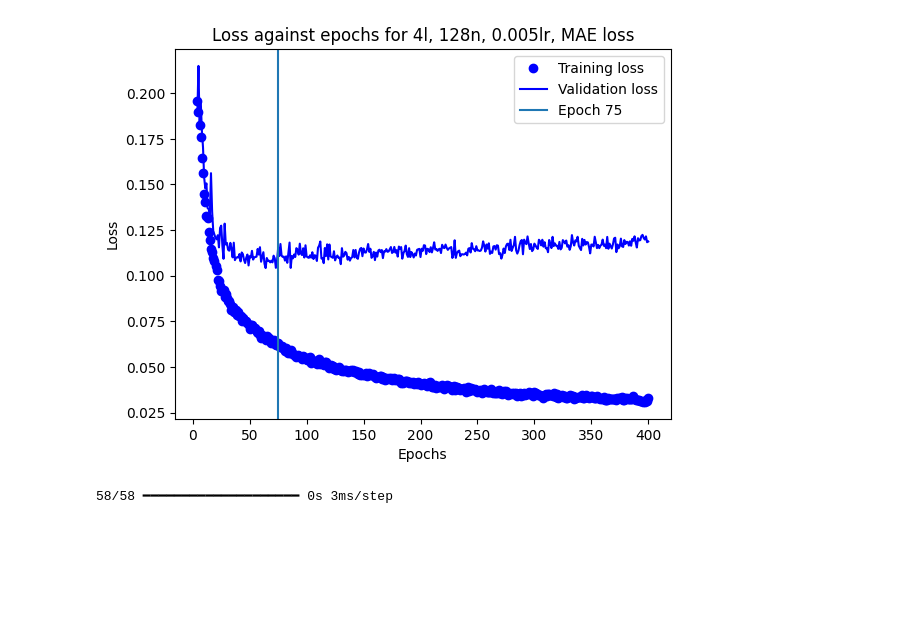
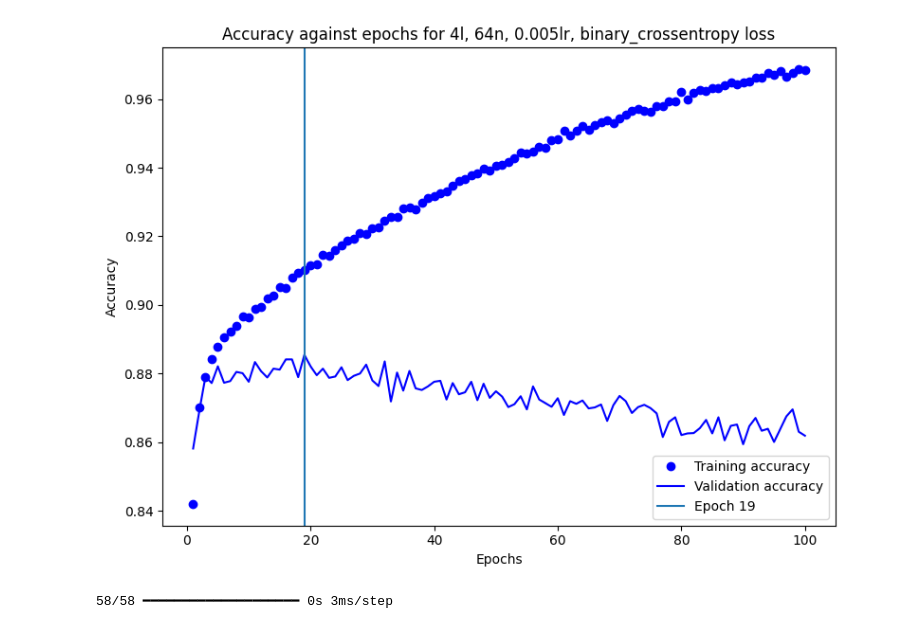
Before and after one commit to benvlasto/MPhys-Project, a Jupyter notebook: CLs_model.ipynb, the cells around one changed output. Saved outputs shown, nothing was run; the diff lists cells and outputs as text; code cells hidden in the pictures; blank space fills up the shorter version.

Commit message:
Trained new model to predict whether model is valid with binary crossentropy loss

```diff
--- a/CLs_model.ipynb
+++ b/CLs_model.ipynb
@@ -7,4 +7,4 @@ from tensorflow import keras
 from tensorflow.keras import layers
 
 # Note EWKino_CLs_train.csv and EWKino_CLs_test.csv are already normalised to mean=0 and std=1 on every column that isn't CLs
-train = pd.read_csv("csv-files/EWKino_CLs_train.csv")
+train = pd.read_csv("csv-files/EWKino_Is_Valid_train.csv")
@@ -17,17 +12,17 @@ To enable the following instructions: AVX2 AVX512F AVX512_VNNI AVX512_BF16 FMA,
 def build_model(): # Returns a compiled model, as K-fold cross validation involves building the same model lots of times
 
     model = keras.Sequential([
-        layers.Dense(128, activation="relu"),
-        layers.Dense(128, activation="relu"),
-        layers.Dense(128, activation="relu"),
-        layers.Dense(128, activation="relu"),
+        layers.Dense(64, activation="relu"),
+        layers.Dense(64, activation="relu"),
+        layers.Dense(64, activation="relu"),
+        layers.Dense(64, activation="relu"),
         layers.Dense(1, activation="sigmoid")
     ])
 
     model.compile(
         optimizer=keras.optimizers.RMSprop(0.005),
-        loss="mae",
-        metrics=["mae"]
+        loss="binary_crossentropy",
+        metrics=["accuracy"]
     )
 
     return model
@@ -38,11 +33,11 @@ def k_fold_validation(k, num_epochs, df): # Trains model for one round of k-fold
     shuffled_df = df.sample(frac=1)
 
     # Separate the inputs and target outputs into train and labels respectively
-    labels = shuffled_df.pop("Final__CLs")
+    labels = shuffled_df.pop("Is_Valid")
     train = shuffled_df
     num_val_samples = len(train) // k
     if k == 1:
-        num_val_samples = len(train) // 4
+        num_val_samples = len(train) // 5
     all_histories = []
 
     for i in range(k):
@@ -79,16 +74,16 @@ def k_fold_validation(k, num_epochs, df): # Trains model for one round of k-fold
     single_iter_val_accuracy = np.empty((k,num_epochs))
     single_iter_train_accuracy = np.empty((k,num_epochs))
     for i in range(k):
-        single_iter_val_accuracy[i,:] = all_histories[i].history["val_mae"]
-        single_iter_train_accuracy[i,:] = all_histories[i].history["mae"]
+        single_iter_val_accuracy[i,:] = all_histories[i].history["val_accuracy"]
+        single_iter_train_accuracy[i,:] = all_histories[i].history["accuracy"]
     single_iter_val_accuracy = single_iter_val_accuracy.mean(axis=0)
     single_iter_train_accuracy = single_iter_train_accuracy.mean(axis=0)
 
     return single_iter_val_accuracy, single_iter_train_accuracy
 # %%
 # Choose number of folds for k-fold validation, number of epochs, and iterations
-k = 1
-num_epochs = 400 # When testing new models, set this high enough to see overfitting (assuming model is powerful enough to overfit)
+k = 5
+num_epochs = 100 # When testing new models, set this high enough to see overfitting (assuming model is powerful enough to overfit)
 iterations = 1 # If accuracy scores have high variance, increase iterations to 5 (smoother) or 10 (smoothest)
 
 # avg_train_accuracy and avg_val_accuracy store the training and validation accuracy for each epoch, averaged over the k folds
@@ -105,20 +100,22 @@ avg_train_accuracy = avg_train_accuracy.mean(axis=0)
 # %%
 # Plot training and validation accuracy for each epoch
 
-best_epoch = 75
-cut = 3
+best_epoch = 19
+cut = 0
 epochs = range(cut+1, num_epochs + 1)
-plt.plot(epochs, avg_train_accuracy[cut:], "bo", label="Training loss")
-plt.plot(epochs, avg_val_accuracy[cut:], "b", label="Validation loss")
+plt.figure(figsize=(8,6))
+plt.plot(epochs, avg_train_accuracy[cut:], "bo", label="Training accuracy")
+plt.plot(epochs, avg_val_accuracy[cut:], "b", label="Validation accuracy")
 plt.axvline(best_epoch, label=f"Epoch {best_epoch}")
-plt.title("Loss against epochs for 4l, 128n, 0.005lr, MAE loss")
+plt.title("Accuracy against epochs for 4l, 64n, 0.005lr, binary_crossentropy loss")
 plt.xlabel("Epochs")
-plt.ylabel("Loss")
+plt.ylabel("Accuracy")
 plt.legend()
-#plt.savefig("plots/CLs_model_training_loss/MAE_loss_CLs_400_epochs.png")
+plt.tight_layout()
+plt.savefig("plots/Is_Valid_model_training_accuracy/binary_crossentropy_loss_Is_Valid_100_epochs.png")
 plt.show()
 # %% [output]
-[figure, old version]
+[figure, new version]
 # %%
 # Train new model on all of the available data
 
```
Also changed, not shown: parts of 1 cell of this notebook, 1 other file.
